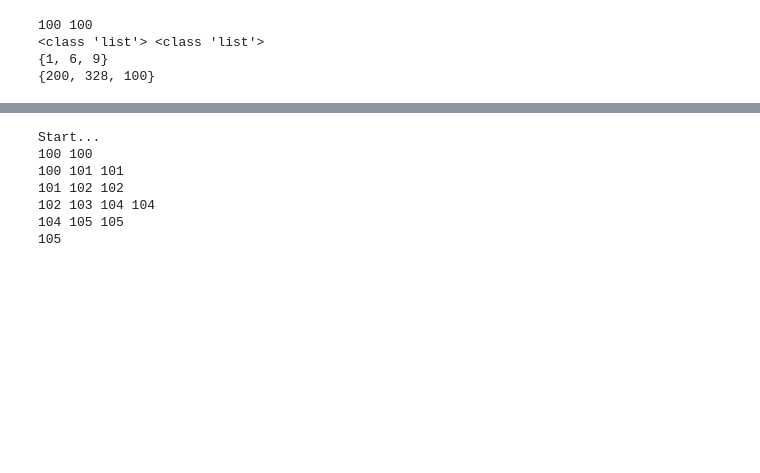
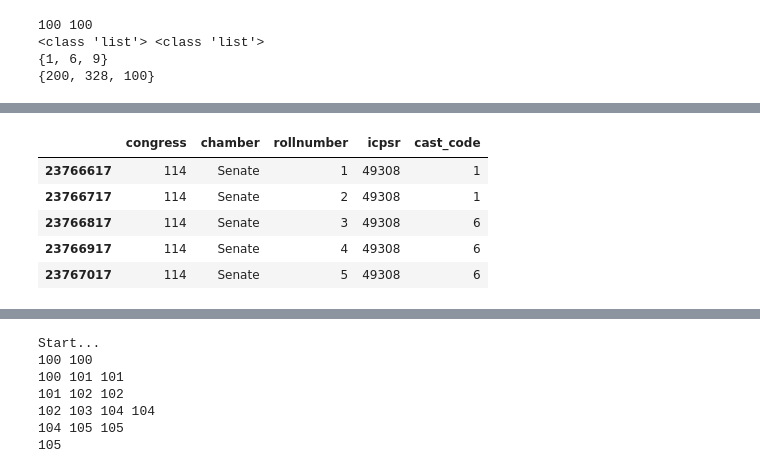
Before and after one commit to kwcooper/congress_analysis, a Jupyter notebook: roll2.ipynb, the cells around one changed output, grey strips where cells are left out. Cells and saved outputs as stored; diff of their text form; code cells hidden in the pictures; blank space fills up the shorter version.

```diff
--- a/roll2.ipynb
+++ b/roll2.ipynb
@@ -273,0 +314,19 @@ I Counter({1: 1, 6: 1})
+# %%
+# Grab all of the votes for one member
+def grabAllMemVotes(ICPSR, data):
+    vteSenThreshMem = vteSenThresh[vteSenThresh['icpsr']==ICPSR]
+
+    # finish this
+
+
+    return vteSenThreshMem
+
+memVotes = grabAllMemVotes(49308, ' ')
+memVotes.head()
+# %% [output]
+|  | congress | chamber | rollnumber | icpsr | cast_code |
+| 23766617 | 114 | Senate | 1 | 49308 | 1 |
+| 23766717 | 114 | Senate | 2 | 49308 | 1 |
+| 23766817 | 114 | Senate | 3 | 49308 | 6 |
+| 23766917 | 114 | Senate | 4 | 49308 | 6 |
+| 23767017 | 114 | Senate | 5 | 49308 | 6 |
```
Also changed, not shown: parts of 9 cells of this notebook.
